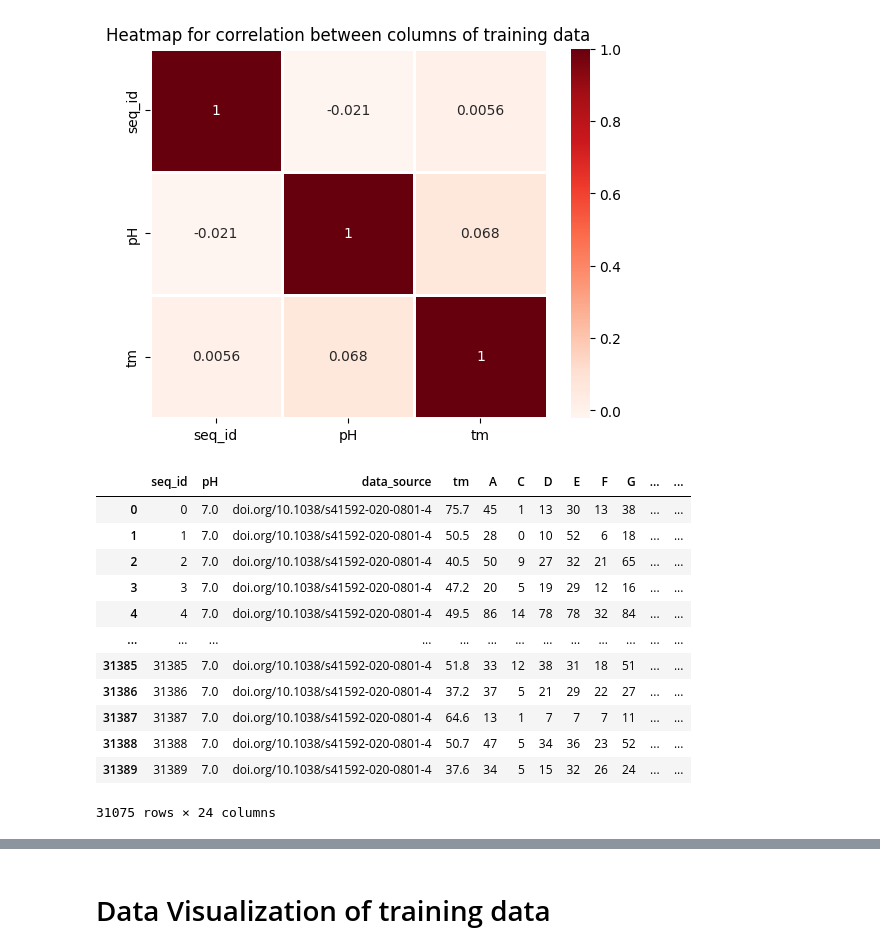
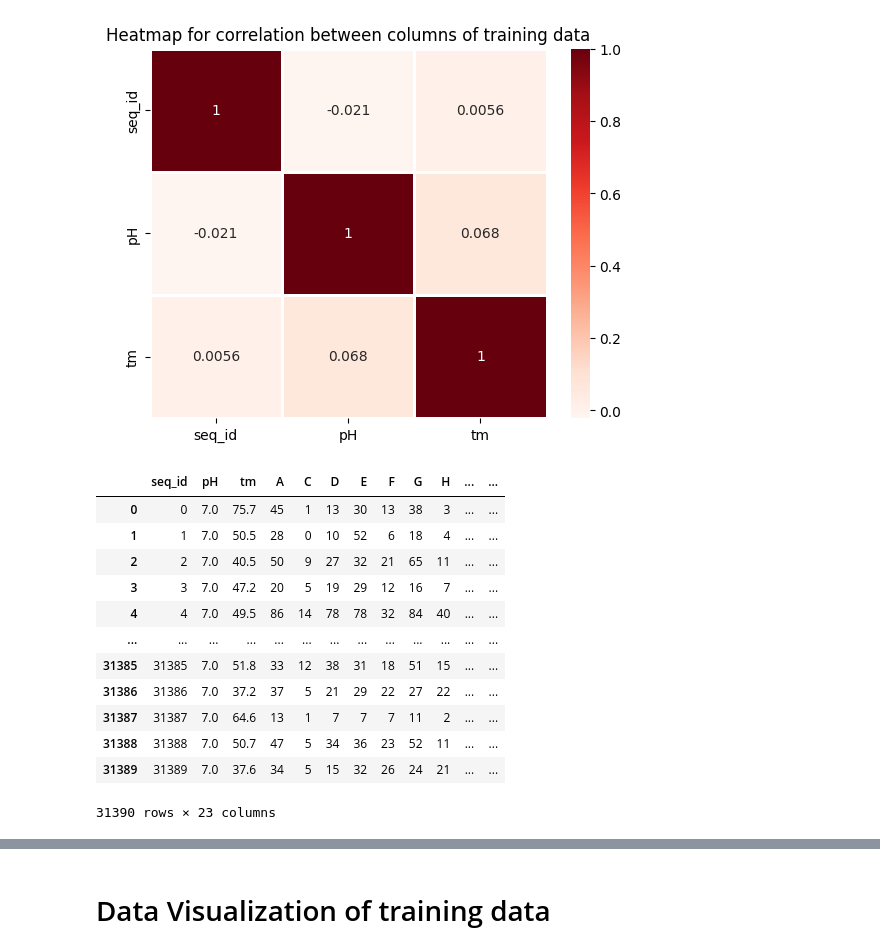
Before and after one commit to UlrikThygePedersen/Machine_Learning_Models, a Jupyter notebook: Models/Novozymes Enzyme Stability Prediction/Novozymes_Kaggle_Model.ipynb, the cells around one changed output, grey strips where cells are left out. Cells and saved outputs as stored; diff of their text form; code cells hidden in the pictures.

```diff
--- a/Models/Novozymes Enzyme Stability Prediction/Novozymes_Kaggle_Model.ipynb
+++ b/Models/Novozymes Enzyme Stability Prediction/Novozymes_Kaggle_Model.ipynb
@@ -112,7 +110,9 @@ train[['seq_id', 'pH', 'tm',]].corr()
 # %%
 # Data source is not needed for the remaining analysis
 
-train = train.drop(['data_source'],axis=1)
+train = train.drop(['data_source'],
+                   axis=1
+                  )
 train
 # %% [output]
 |  | seq_id | protein_sequence | pH | tm |
@@ -131,6 +131,11 @@ train
 # %%
 # Find and replace null values with mean value
 
-train.isnull().sum()
+print('Null values before .fillna:', train.isnull().sum())
 
-train['pH'] = train['pH'].fillna(train['pH'].mean())
+train['pH'] = (train['pH']
+               .fillna(train['pH']
+               .mean())
+              )
+
+print('\nNull values after .fillna:', train.isnull().sum())
@@ -169,26 +187,26 @@ Text(0.5, 1.0, 'Heatmap for correlation between columns of training data')
 # %%
 # Replace sequence with count of individual amino acids
 
 search_amino = ['A', 'C', 'D', 'E', 'F', 'G', 'H', 'I', 'K', 'L', 'M', 'N', 'P', 'Q', 'R', 'S', 'T', 'V', 'W', 'Y']
 for amino_acid in search_amino:
      train[amino_acid] = (train['protein_sequence']
                           .str
                           .count(amino_acid,re.I))
 
 train = train.drop(['protein_sequence'],
                    axis=1)
-train
+train.head()
 # %% [output]
-|  | seq_id | pH | data_source | tm | A | C | D | E | F | G | ... | ... |
-| 0 | 0 | 7.0 | doi.org/10.1038/s41592-020-0801-4 | 75.7 | 45 | 1 | 13 | 30 | 13 | 38 | ... | ... |
-| 1 | 1 | 7.0 | doi.org/10.1038/s41592-020-0801-4 | 50.5 | 28 | 0 | 10 | 52 | 6 | 18 | ... | ... |
-| 2 | 2 | 7.0 | doi.org/10.1038/s41592-020-0801-4 | 40.5 | 50 | 9 | 27 | 32 | 21 | 65 | ... | ... |
-| 3 | 3 | 7.0 | doi.org/10.1038/s41592-020-0801-4 | 47.2 | 20 | 5 | 19 | 29 | 12 | 16 | ... | ... |
-| 4 | 4 | 7.0 | doi.org/10.1038/s41592-020-0801-4 | 49.5 | 86 | 14 | 78 | 78 | 32 | 84 | ... | ... |
+|  | seq_id | pH | tm | A | C | D | E | F | G | H | ... | ... |
+| 0 | 0 | 7.0 | 75.7 | 45 | 1 | 13 | 30 | 13 | 38 | 3 | ... | ... |
+| 1 | 1 | 7.0 | 50.5 | 28 | 0 | 10 | 52 | 6 | 18 | 4 | ... | ... |
+| 2 | 2 | 7.0 | 40.5 | 50 | 9 | 27 | 32 | 21 | 65 | 11 | ... | ... |
+| 3 | 3 | 7.0 | 47.2 | 20 | 5 | 19 | 29 | 12 | 16 | 7 | ... | ... |
+| 4 | 4 | 7.0 | 49.5 | 86 | 14 | 78 | 78 | 32 | 84 | 40 | ... | ... |
 | ... | ... | ... | ... | ... | ... | ... | ... | ... | ... | ... | ... | ... |
-| 31385 | 31385 | 7.0 | doi.org/10.1038/s41592-020-0801-4 | 51.8 | 33 | 12 | 38 | 31 | 18 | 51 | ... | ... |
-| 31386 | 31386 | 7.0 | doi.org/10.1038/s41592-020-0801-4 | 37.2 | 37 | 5 | 21 | 29 | 22 | 27 | ... | ... |
-| 31387 | 31387 | 7.0 | doi.org/10.1038/s41592-020-0801-4 | 64.6 | 13 | 1 | 7 | 7 | 7 | 11 | ... | ... |
-| 31388 | 31388 | 7.0 | doi.org/10.1038/s41592-020-0801-4 | 50.7 | 47 | 5 | 34 | 36 | 23 | 52 | ... | ... |
-| 31389 | 31389 | 7.0 | doi.org/10.1038/s41592-020-0801-4 | 37.6 | 34 | 5 | 15 | 32 | 26 | 24 | ... | ... |
+| 31385 | 31385 | 7.0 | 51.8 | 33 | 12 | 38 | 31 | 18 | 51 | 15 | ... | ... |
+| 31386 | 31386 | 7.0 | 37.2 | 37 | 5 | 21 | 29 | 22 | 27 | 22 | ... | ... |
+| 31387 | 31387 | 7.0 | 64.6 | 13 | 1 | 7 | 7 | 7 | 11 | 2 | ... | ... |
+| 31388 | 31388 | 7.0 | 50.7 | 47 | 5 | 34 | 36 | 23 | 52 | 11 | ... | ... |
+| 31389 | 31389 | 7.0 | 37.6 | 34 | 5 | 15 | 32 | 26 | 24 | 21 | ... | ... |
-31075 rows × 24 columns
+31390 rows × 23 columns
```
Also changed, not shown: parts of 19 cells of this notebook.
